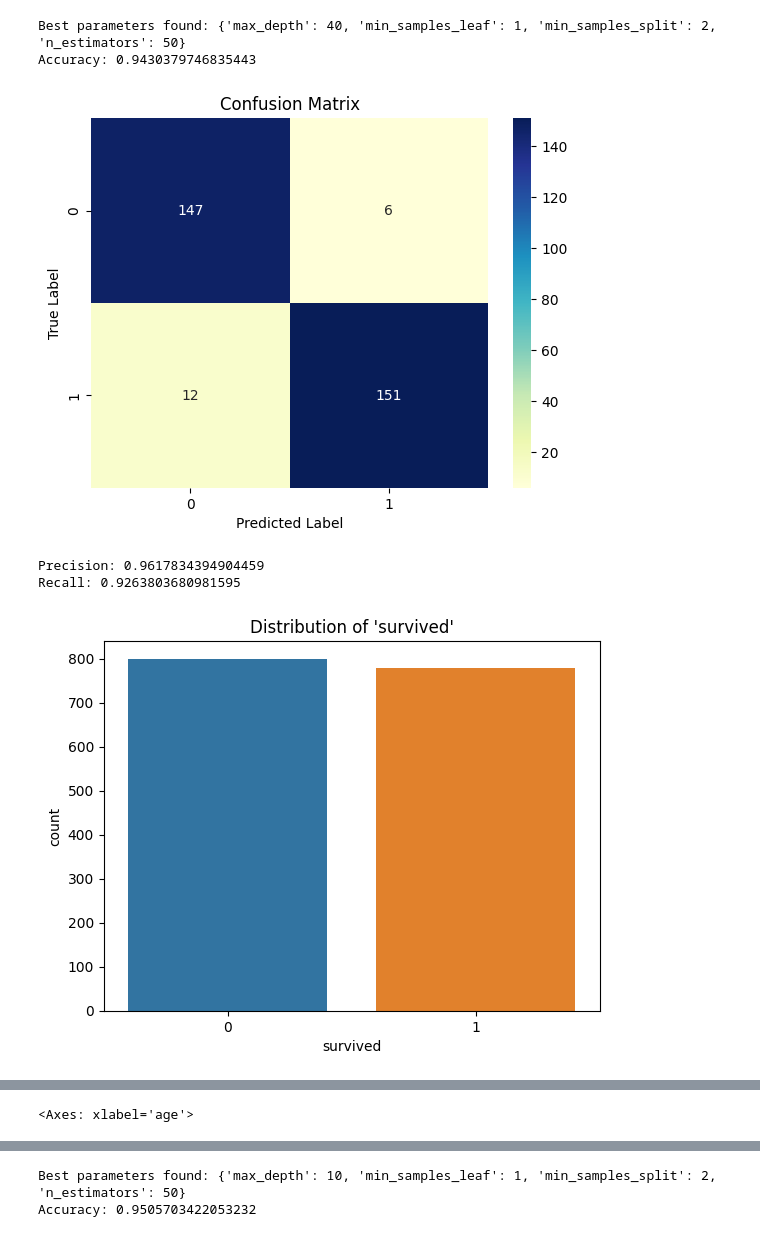
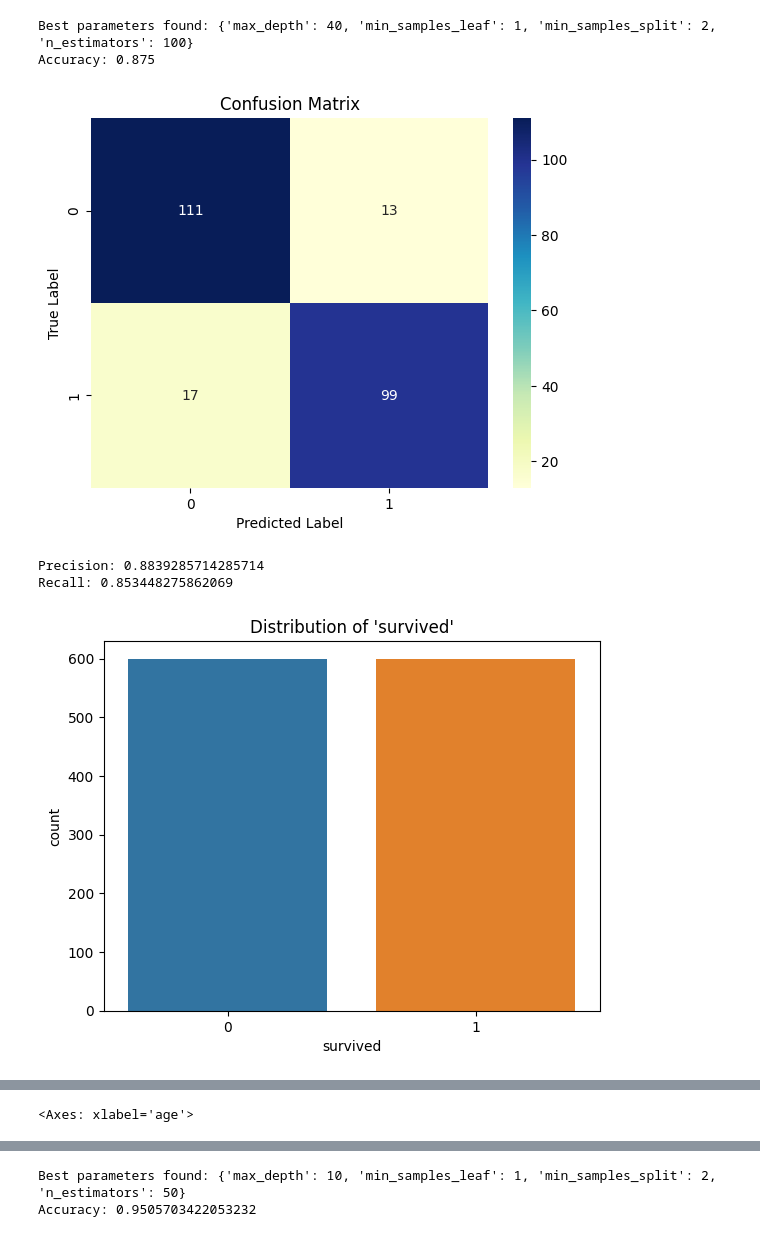
Before and after one commit to AshmitaGupta136/Machine-Learning, a Jupyter notebook: Random Forest.ipynb, the cells around one changed output, grey strips where cells are left out. Saved outputs shown, nothing was run; the diff lists cells and outputs as text; code cells hidden in the pictures.

Commit message:
data modelling

```diff
--- a/Random Forest.ipynb
+++ b/Random Forest.ipynb
@@ -8,7 +8,7 @@ import matplotlib.pyplot as plt
 
 # Load data
 # data = pd.read_csv("C:\\Users\\gashm\\OneDrive\\Desktop\\Machine Learning CS 584\\data.csv", encoding='utf-8')
-data = pd.read_csv("resample2.csv", encoding='utf-8')
+data = pd.read_csv("new_train.csv", encoding='utf-8')
 data = data.drop(columns = ['Unnamed: 0'])
 # Select features and target variable
 X = data.drop(['survived'], axis=1)
@@ -44,36 +44,36 @@ y_pred = rf.predict(X_test)
 accuracy = accuracy_score(y_test, y_pred)
 print("Accuracy:", accuracy)
 
 # Confusion matrix
 cm = confusion_matrix(y_test, y_pred)
 sns.heatmap(cm, annot=True, fmt="d", cmap="YlGnBu")
 plt.title("Confusion Matrix")
 plt.xlabel("Predicted Label")
 plt.ylabel("True Label")
 plt.show()
 
 # Precision and recall scores
 precision = precision_score(y_test, y_pred)
 recall = recall_score(y_test, y_pred)
 print("Precision:", precision)
 print("Recall:", recall)
 
 # Distribution of 'survived' target variable
 sns.countplot(data=data, x='survived')
 plt.title("Distribution of 'survived'")
 plt.show()
 
 # Correlation heatmap of features
 sns.heatmap(data.corr(), annot=True, cmap="YlGnBu")
 plt.title("Correlation Heatmap of Features")
 plt.show()
 
 # Boxplot of 'age' feature
 sns.boxplot(data=data, x="age")
 # %% [output]
-Best parameters found: {'max_depth': 40, 'min_samples_leaf': 1, 'min_samples_split': 2, 'n_estimators': 50}
-Accuracy: 0.9430379746835443
+Best parameters found: {'max_depth': 40, 'min_samples_leaf': 1, 'min_samples_split': 2, 'n_estimators': 100}
+Accuracy: 0.875
-[figure, old version]
+[figure, new version]
-Precision: 0.9617834394904459
-Recall: 0.9263803680981595
+Precision: 0.8839285714285714
+Recall: 0.853448275862069
-[figure, old version]
+[figure, new version]
```
Also changed, not shown: parts of 2 cells of this notebook, 11 other files.
